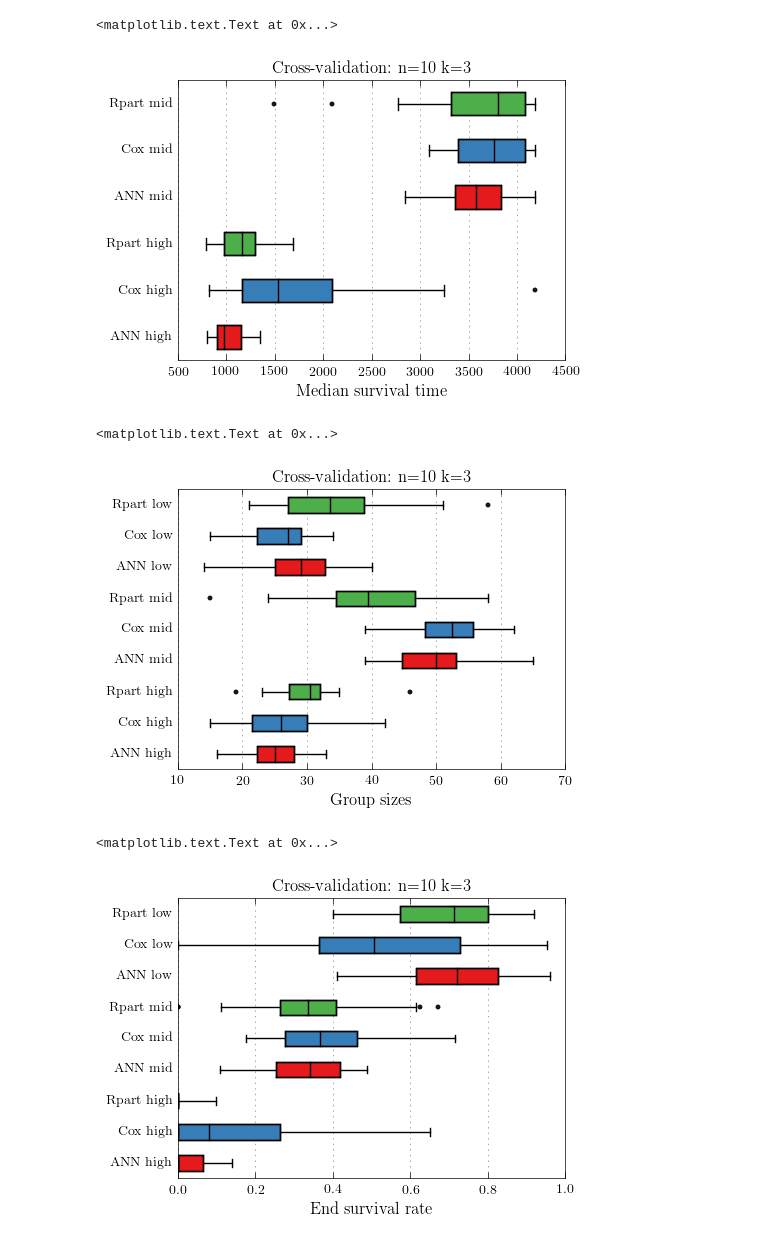
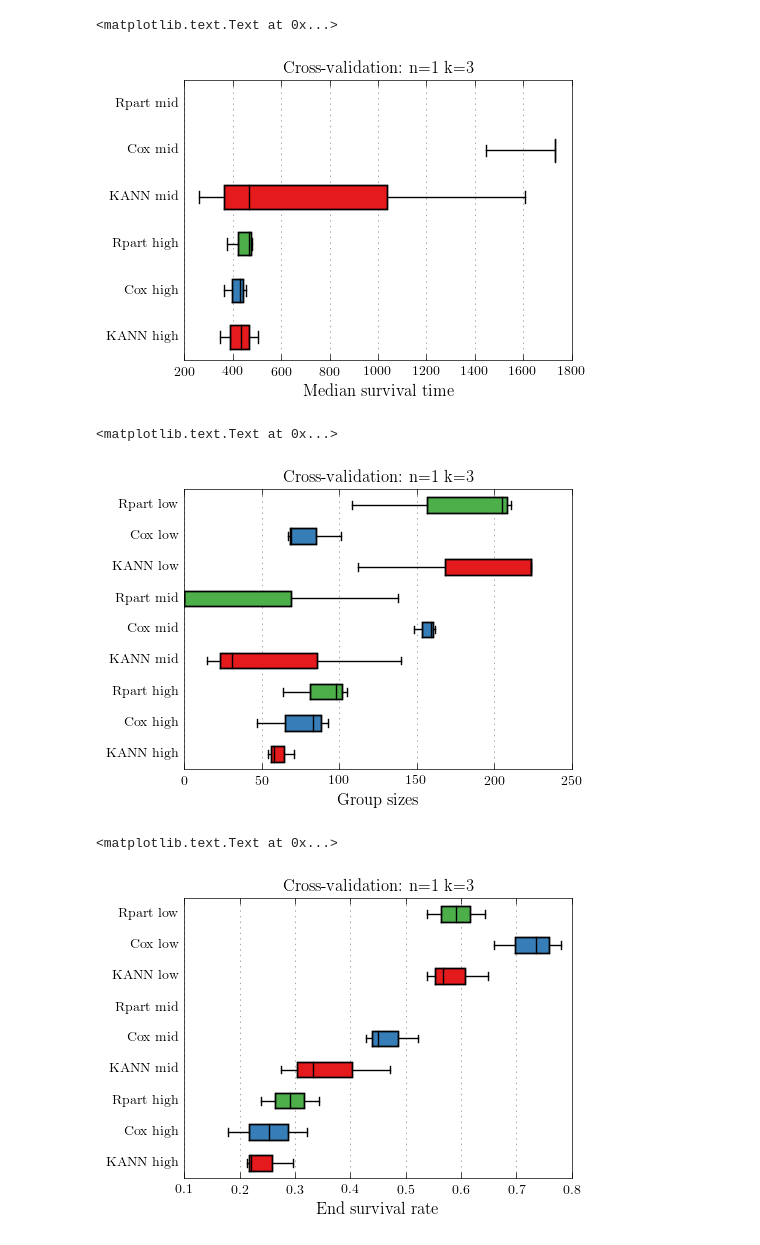
Before and after one commit to spacecowboy/article-annriskgroups-source, a Jupyter notebook: CrossVal.ipynb, the cells around one changed output. Drawn from its saved outputs; the diff is of its cells as text; code cells hidden in the pictures.

```diff
--- a/CrossVal.ipynb
+++ b/CrossVal.ipynb
@@ -187,17 +218,14 @@ def score(T_actual, labels, E_actual):
 from classcox import CoxClasser
 
 cox = CoxClasser()
-# %%
-from pysurvival.rpart import RPartModel
-
-rpart = RPartModel(minbucket=10)
 # %%
-n = 10
+n = 1
 k = 3
 # Repeated cross-validation
 repeat_results = []
 for rep in range(n):
-    result = k_fold_cross_validation([e, cox, rpart], d, durcol, eventcol, k=k, evaluation_measure=score, predictor='predict_classes')
+    # Important to train rpart first, as the rest depend on it
+    result = k_fold_cross_validation([rpart, e, cox], d, durcol, eventcol, k=k, evaluation_measure=score, predictor='predict_classes')
     repeat_results.append(result)
 repeat_results[0]
 # %% [output]
@@ -242,102 +270,120 @@ labels = []
 # Makes no sense for low here for many datasets...
 for i, g in enumerate(['high', 'mid']): #, 'low']):
     # ANN
-    labels.append('ANN ' + g)
+    labels.append('KANN ' + g)
     vals  =[]
     for result in repeat_results:
-        for subscore in result[0]:
+        for subscore in result[1]:
             vals.append(subscore[i][1])
     meds.append(vals)
+    #labels.append('RANN ' + g)
+    #vals  =[]
+    #for result in repeat_results:
+    #    for subscore in result[3]:
+    #        vals.append(subscore[i][1])
+    #meds.append(vals)
     # COX
     labels.append('Cox ' + g)
     vals  =[]
     for result in repeat_results:
-        for subscore in result[1]:
+        for subscore in result[2]:
             vals.append(subscore[i][1])
     meds.append(vals)
     # Rpart
     labels.append('Rpart ' + g)
     vals  =[]
     for result in repeat_results:
-        for subscore in result[2]:
+        for subscore in result[0]:
             vals.append(subscore[i][1])
     meds.append(vals)
 
 plt.figure()
-plt.boxplot(meds, labels=labels, vert=False, colors=plt.colors[:3] + plt.colors[:3])
+plt.boxplot(meds, labels=labels, vert=False, colors=plt.colors[:3])
 plt.xlabel("Median survival time")
 plt.title("Cross-validation: n={} k={}".format(n, k))
 # %% [output]
 <matplotlib.text.Text at 0x...>
-[figure, old version]
+[figure, new version]
 # %%
 # Group sizes
 meds = []
 labels = []
 for i, g in enumerate(['high', 'mid', 'low']):
     # ANN
-    labels.append('ANN ' + g)
+    labels.append('KANN ' + g)
     vals  =[]
     for result in repeat_results:
-        for subscore in result[0]:
+        for subscore in result[1]:
             vals.append(subscore[i][2])
     meds.append(vals)
+    #labels.append('RANN ' + g)
+    #vals  =[]
+    #for result in repeat_results:
+    #    for subscore in result[3]:
+    #        vals.append(subscore[i][2])
+    #meds.append(vals)
     # COX
     labels.append('Cox ' + g)
     vals  =[]
     for result in repeat_results:
-        for subscore in result[1]:
+        for subscore in result[2]:
             vals.append(subscore[i][2])
     meds.append(vals)
     # Rpart
     labels.append('Rpart ' + g)
     vals  =[]
     for result in repeat_results:
-        for subscore in result[2]:
+        for subscore in result[0]:
             vals.append(subscore[i][2])
     meds.append(vals)
 
 plt.figure()
-plt.boxplot(meds, labels=labels, vert=False, colors=plt.colors[:3] + plt.colors[:3])
+plt.boxplot(meds, labels=labels, vert=False, colors=plt.colors[:3])
 #ax = plt.gca()
 #ax.grid(False, axis='y')
 #ax.grid(True, color='grey', linestyle=':', axis='x')
 plt.xlabel("Group sizes")
 plt.title("Cross-validation: n={} k={}".format(n, k))
 # %% [output]
 <matplotlib.text.Text at 0x...>
-[figure, old version]
+[figure, new version]
 # %%
 # End survival rate
 meds = []
 labels = []
 for i, g in enumerate(['high', 'mid', 'low']):
     # ANN
-    labels.append('ANN ' + g)
+    labels.append('KANN ' + g)
     vals  =[]
     for result in repeat_results:
-        for subscore in result[0]:
+        for subscore in result[1]:
             vals.append(subscore[i][0])
     meds.append(vals)
+    #labels.append('RANN ' + g)
+    #vals  =[]
+    #for result in repeat_results:
+    #    for subscore in result[3]:
+    #        vals.append(subscore[i][0])
+    #meds.append(vals)
     # COX
     labels.append('Cox ' + g)
     vals  =[]
     for result in repeat_results:
-        for subscore in result[1]:
+        for subscore in result[2]:
             vals.append(subscore[i][0])
     meds.append(vals)
     # Rpart
     labels.append('Rpart ' + g)
     vals  =[]
     for result in repeat_results:
-        for subscore in result[2]:
+        for subscore in result[0]:
             vals.append(subscore[i][0])
     meds.append(vals)
 
 plt.figure()
-plt.boxplot(meds, labels=labels, vert=False, colors=plt.colors[:3] + plt.colors[:3])
+plt.boxplot(meds, labels=labels, vert=False, colors=plt.colors[:3])
 plt.xlabel("End survival rate")
 plt.title("Cross-validation: n={} k={}".format(n, k))
 # %% [output]
 <matplotlib.text.Text at 0x...>
-[figure, old version]
+[figure, new version]
```
Also changed, not shown: parts of 6 cells of this notebook, 9 other files.
